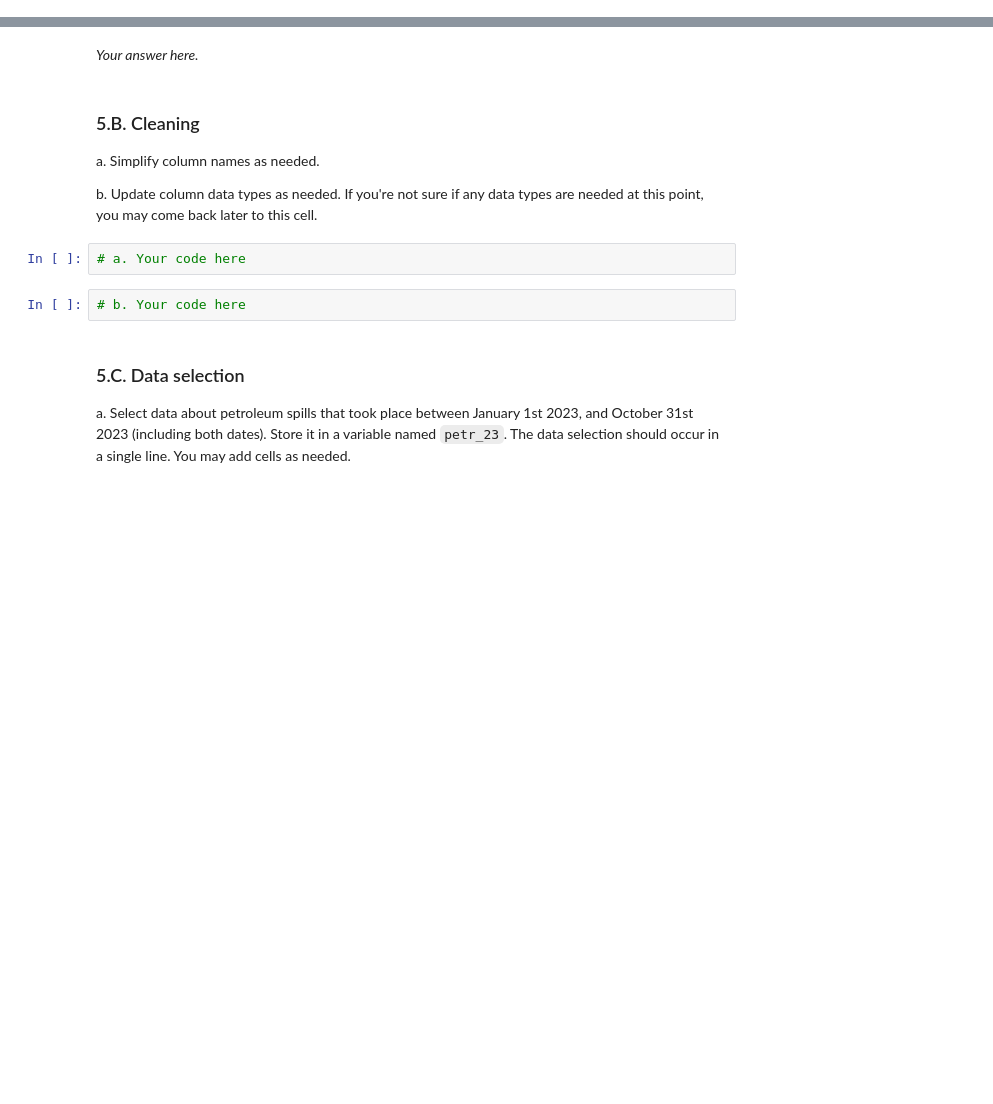
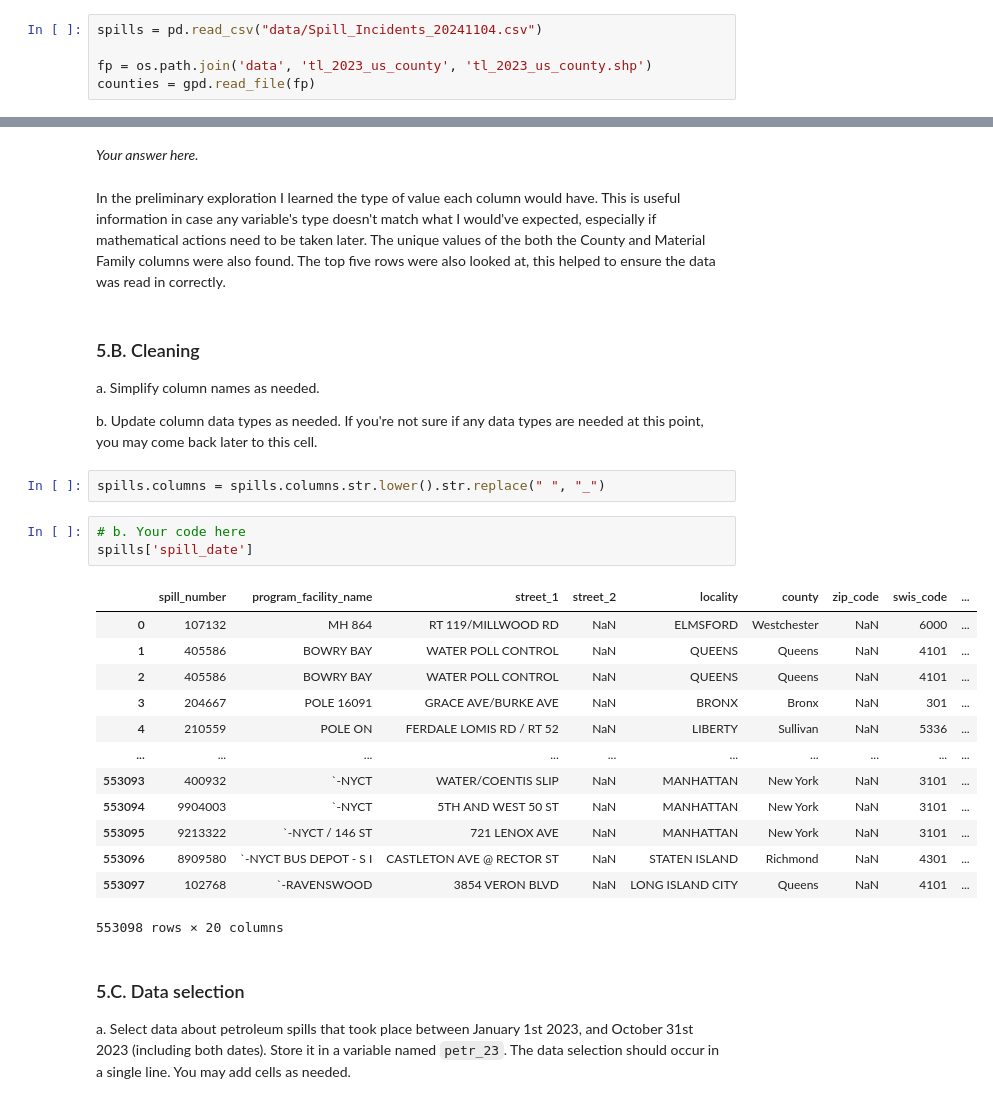
Before and after one commit to kimberleewong/eds220-hwk3, a Jupyter notebook: hwk3-task2-oil-spills-wong.ipynb, the cells around one changed output, grey strips where cells are left out. Cells and saved outputs as stored; diff of their text form; blank space fills up the shorter version.

Commit message:
initial exploration and cleaning

```diff
--- a/hwk3-task2-oil-spills-wong.ipynb
+++ b/hwk3-task2-oil-spills-wong.ipynb
@@ -60,3 +63,8 @@ If you are using file paths to access the data, these should be constructed usin
+# %%
+spills = pd.read_csv("data/Spill_Incidents_20241104.csv")
+
+fp = os.path.join('data', 'tl_2023_us_county', 'tl_2023_us_county.shp')
+counties = gpd.read_file(fp)
 # %% [markdown]
 ## 5. Prepare spills data
 
@@ -92,15 +146,32 @@ f. Use the next markdown cell to explain what information you obtained from the
 <!-- END QUESTION -->
 
 *Your answer here.*
+# %% [markdown]
+In the preliminary exploration I learned the type of value each column would have. This is useful information in case any variable's type doesn't match what I would've expected, especially if mathematical actions need to be taken later. The unique values of the both the County and Material Family columns were also found. The top five rows were also looked at, this helped to ensure the data was read in correctly.
 # %% [markdown]
 ### 5.B. Cleaning
 a. Simplify column names as needed.
 
 b. Update column data types as needed. If you're not sure if any data types are needed at this point, you may come back later to this cell.
+# %%
+spills.columns = spills.columns.str.lower().str.replace(" ", "_")
 # %%
-# a. Your code here
+# b. Your code here
+spills['spill_date']
+# %% [output]
+|  | spill_number | program_facility_name | street_1 | street_2 | locality | county | zip_code | swis_code | ... |
+| 0 | 107132 | MH 864 | RT 119/MILLWOOD RD | NaN | ELMSFORD | Westchester | NaN | 6000 | ... |
+| 1 | 405586 | BOWRY BAY | WATER POLL CONTROL | NaN | QUEENS | Queens | NaN | 4101 | ... |
+| 2 | 405586 | BOWRY BAY | WATER POLL CONTROL | NaN | QUEENS | Queens | NaN | 4101 | ... |
+| 3 | 204667 | POLE 16091 | GRACE AVE/BURKE AVE | NaN | BRONX | Bronx | NaN | 301 | ... |
+| 4 | 210559 | POLE ON | FERDALE LOMIS RD / RT 52 | NaN | LIBERTY | Sullivan | NaN | 5336 | ... |
+| ... | ... | ... | ... | ... | ... | ... | ... | ... | ... |
+| 553093 | 400932 | `-NYCT | WATER/COENTIS SLIP | NaN | MANHATTAN | New York | NaN | 3101 | ... |
+| 553094 | 9904003 | `-NYCT | 5TH AND WEST 50 ST | NaN | MANHATTAN | New York | NaN | 3101 | ... |
+| 553095 | 9213322 | `-NYCT / 146 ST | 721 LENOX AVE | NaN | MANHATTAN | New York | NaN | 3101 | ... |
+| 553096 | 8909580 | `-NYCT BUS DEPOT - S I | CASTLETON AVE @ RECTOR ST | NaN | STATEN ISLAND | Richmond | NaN | 4301 | ... |
+| 553097 | 102768 | `-RAVENSWOOD | 3854 VERON BLVD | NaN | LONG ISLAND CITY | Queens | NaN | 4101 | ... |
+553098 rows × 20 columns
-# %%
-# b. Your code here
 # %% [markdown]
 ### 5.C. Data selection
 
```
Also changed, not shown: parts of 10 cells of this notebook.
